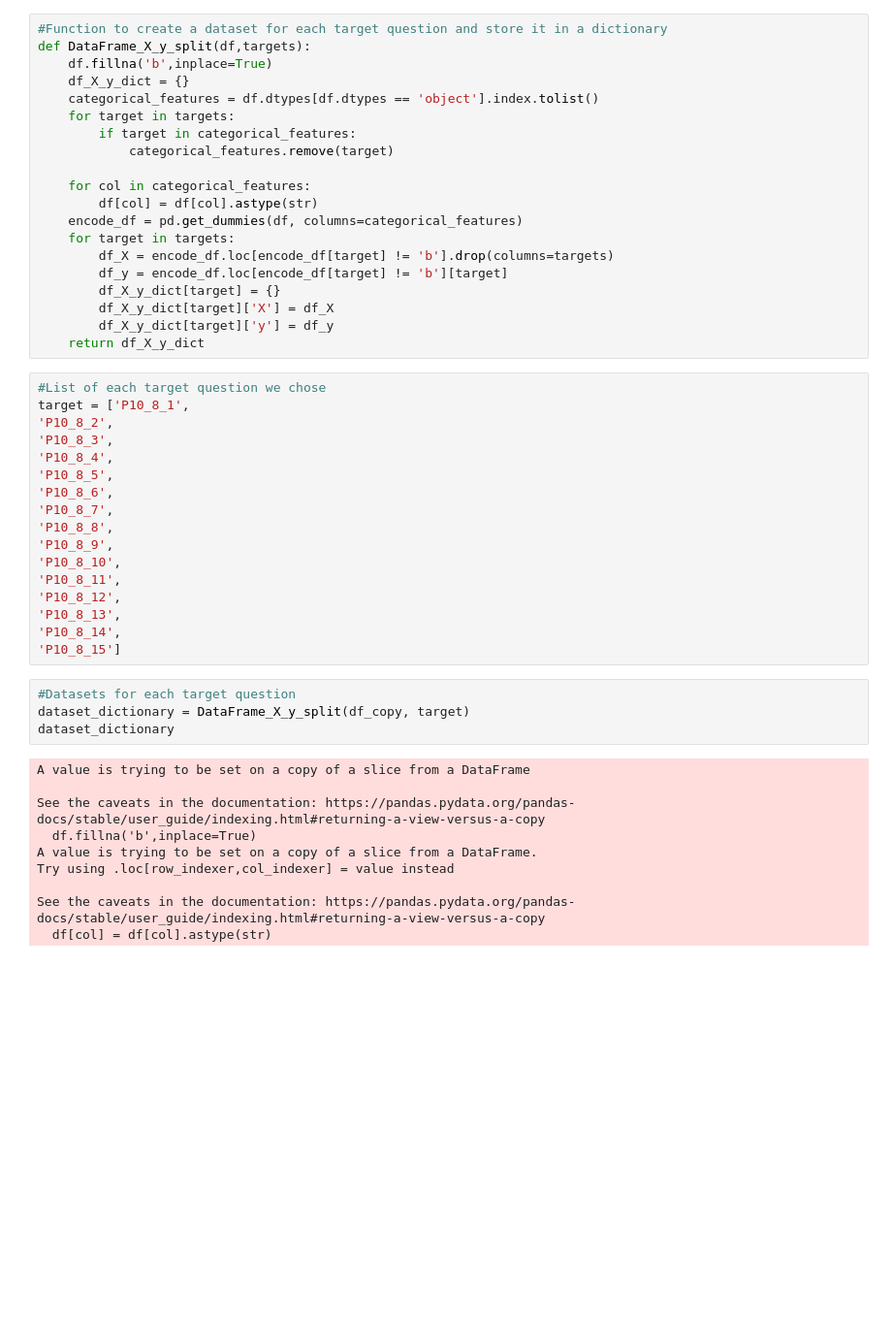
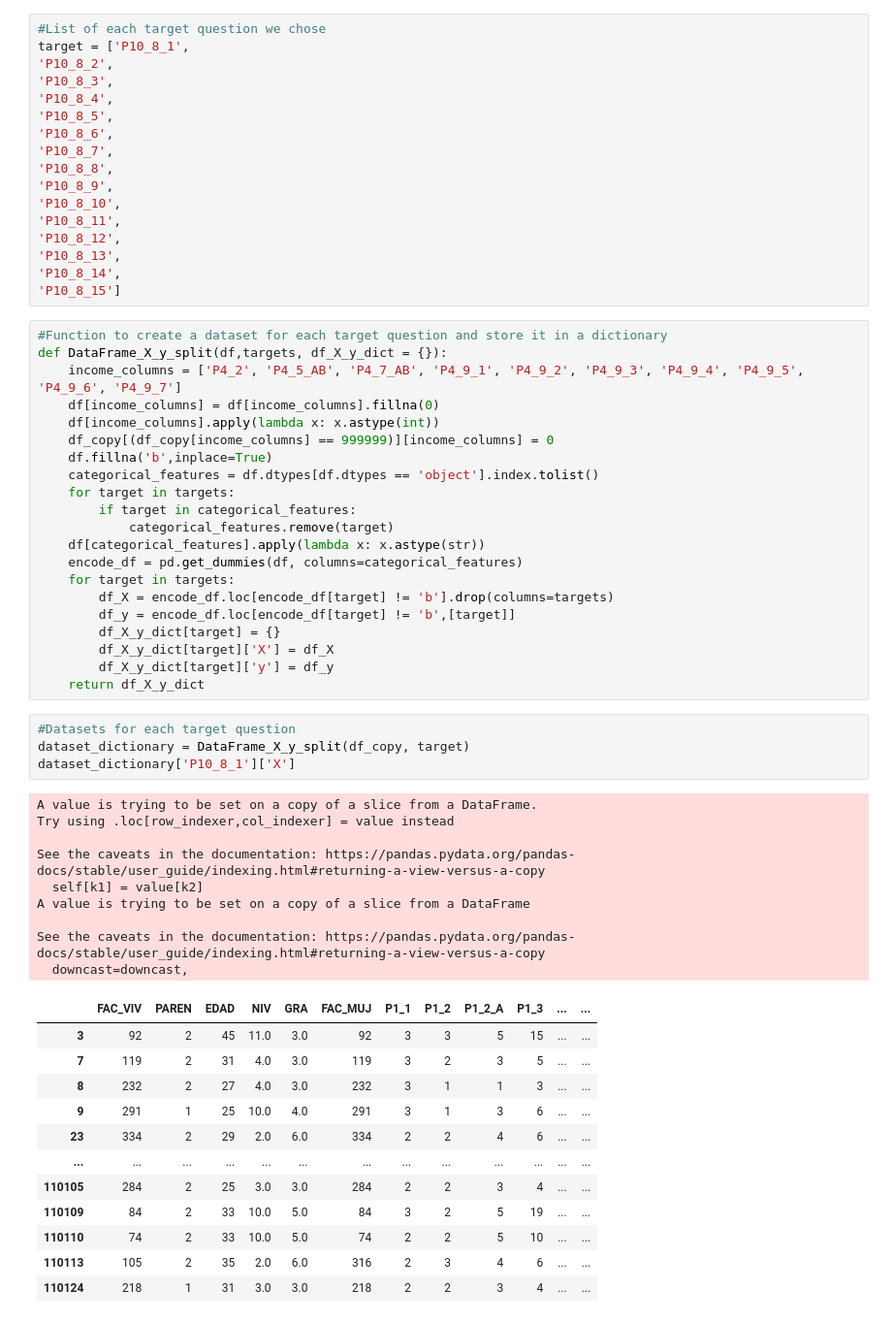
Before and after one commit to monalvrz/Obstetric_Violence_Analysis, a Jupyter notebook: Random_Forest_Classifier.ipynb, the cells around one changed output. Shown: that part at 97% size. Drawn from its saved outputs; the diff is of its cells as text; blank space fills up the shorter version.

```diff
--- a/Random_Forest_Classifier.ipynb
+++ b/Random_Forest_Classifier.ipynb
@@ -112,26 +79,6 @@ df_copy
 | 110113 | TLAXCALA | SAN PABLO DEL MONTE | 105 | U | 2 | 35 | 2.0 | 6.0 | 316 | 2 | ... | ... |
 | 110124 | YUCATÁN | CHICHIMILÁ | 218 | C | 1 | 31 | 3.0 | 3.0 | 218 | 2 | ... | ... |
 20947 rows × 150 columns
-# %%
-#Function to create a dataset for each target question and store it in a dictionary
-def DataFrame_X_y_split(df,targets):
-    df.fillna('b',inplace=True)
-    df_X_y_dict = {}
-    categorical_features = df.dtypes[df.dtypes == 'object'].index.tolist()
-    for target in targets:
-        if target in categorical_features:
-            categorical_features.remove(target)
-
-    for col in categorical_features:
-        df[col] = df[col].astype(str)
-    encode_df = pd.get_dummies(df, columns=categorical_features)
-    for target in targets:
-        df_X = encode_df.loc[encode_df[target] != 'b'].drop(columns=targets)
-        df_y = encode_df.loc[encode_df[target] != 'b'][target]
-        df_X_y_dict[target] = {}
-        df_X_y_dict[target]['X'] = df_X
-        df_X_y_dict[target]['y'] = df_y
-    return df_X_y_dict
 # %%
 #List of each target question we chose
 target = ['P10_8_1',
@@ -149,17 +96,50 @@ target = ['P10_8_1',
 'P10_8_13',
 'P10_8_14',
 'P10_8_15']
+# %%
+#Function to create a dataset for each target question and store it in a dictionary
+def DataFrame_X_y_split(df,targets, df_X_y_dict = {}):
+    income_columns = ['P4_2', 'P4_5_AB', 'P4_7_AB', 'P4_9_1', 'P4_9_2', 'P4_9_3', 'P4_9_4', 'P4_9_5', 'P4_9_6', 'P4_9_7']
+    df[income_columns] = df[income_columns].fillna(0)
+    df[income_columns].apply(lambda x: x.astype(int))
+    df_copy[(df_copy[income_columns] == 999999)][income_columns] = 0
+    df.fillna('b',inplace=True)
+    categorical_features = df.dtypes[df.dtypes == 'object'].index.tolist()
+    for target in targets:
+        if target in categorical_features:
+            categorical_features.remove(target)
+    df[categorical_features].apply(lambda x: x.astype(str))
+    encode_df = pd.get_dummies(df, columns=categorical_features)
+    for target in targets:
+        df_X = encode_df.loc[encode_df[target] != 'b'].drop(columns=targets)
+        df_y = encode_df.loc[encode_df[target] != 'b',[target]]
+        df_X_y_dict[target] = {}
+        df_X_y_dict[target]['X'] = df_X
+        df_X_y_dict[target]['y'] = df_y
+    return df_X_y_dict
 # %%
 #Datasets for each target question
 dataset_dictionary = DataFrame_X_y_split(df_copy, target)
-dataset_dictionary
+dataset_dictionary['P10_8_1']['X']
 # %% [output]
-A value is trying to be set on a copy of a slice from a DataFrame
-
-See the caveats in the documentation: https://pandas.pydata.org/pandas-docs/stable/user_guide/indexing.html#returning-a-view-versus-a-copy
-  df.fillna('b',inplace=True)
 A value is trying to be set on a copy of a slice from a DataFrame.
 Try using .loc[row_indexer,col_indexer] = value instead
 
 See the caveats in the documentation: https://pandas.pydata.org/pandas-docs/stable/user_guide/indexing.html#returning-a-view-versus-a-copy
-  df[col] = df[col].astype(str)
+  self[k1] = value[k2]
+A value is trying to be set on a copy of a slice from a DataFrame
+
+See the caveats in the documentation: https://pandas.pydata.org/pandas-docs/stable/user_guide/indexing.html#returning-a-view-versus-a-copy
+  downcast=downcast,
+|  | FAC_VIV | PAREN | EDAD | NIV | GRA | FAC_MUJ | P1_1 | P1_2 | P1_2_A | P1_3 | ... | ... |
+| 3 | 92 | 2 | 45 | 11.0 | 3.0 | 92 | 3 | 3 | 5 | 15 | ... | ... |
+| 7 | 119 | 2 | 31 | 4.0 | 3.0 | 119 | 3 | 2 | 3 | 5 | ... | ... |
+| 8 | 232 | 2 | 27 | 4.0 | 3.0 | 232 | 3 | 1 | 1 | 3 | ... | ... |
+| 9 | 291 | 1 | 25 | 10.0 | 4.0 | 291 | 3 | 1 | 3 | 6 | ... | ... |
+| 23 | 334 | 2 | 29 | 2.0 | 6.0 | 334 | 2 | 2 | 4 | 6 | ... | ... |
+| ... | ... | ... | ... | ... | ... | ... | ... | ... | ... | ... | ... | ... |
+| 110105 | 284 | 2 | 25 | 3.0 | 3.0 | 284 | 2 | 2 | 3 | 4 | ... | ... |
+| 110109 | 84 | 2 | 33 | 10.0 | 5.0 | 84 | 3 | 2 | 5 | 19 | ... | ... |
+| 110110 | 74 | 2 | 33 | 10.0 | 5.0 | 74 | 2 | 2 | 5 | 10 | ... | ... |
+| 110113 | 105 | 2 | 35 | 2.0 | 6.0 | 316 | 2 | 3 | 4 | 6 | ... | ... |
+| 110124 | 218 | 1 | 31 | 3.0 | 3.0 | 218 | 2 | 2 | 3 | 4 | ... | ... |
```
Also changed, not shown: parts of 16 cells of this notebook.
